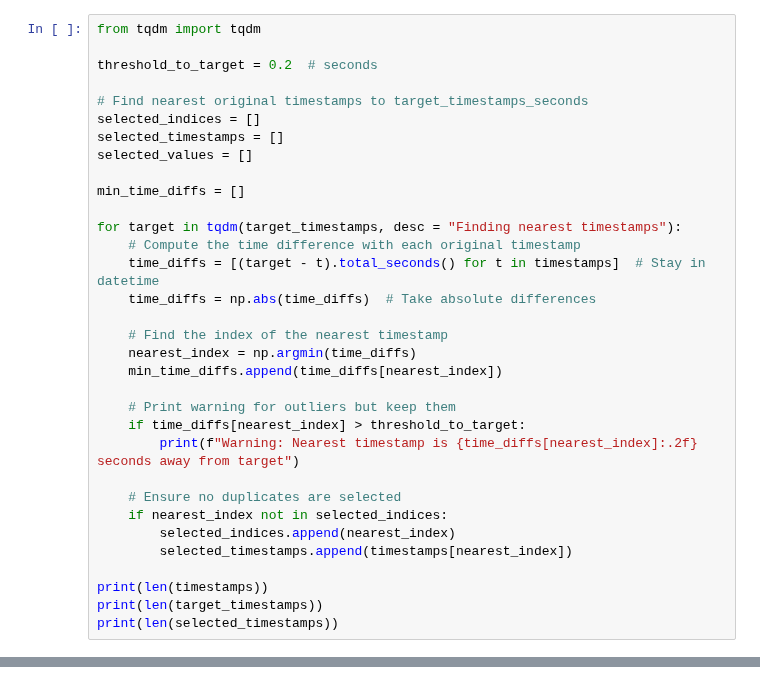
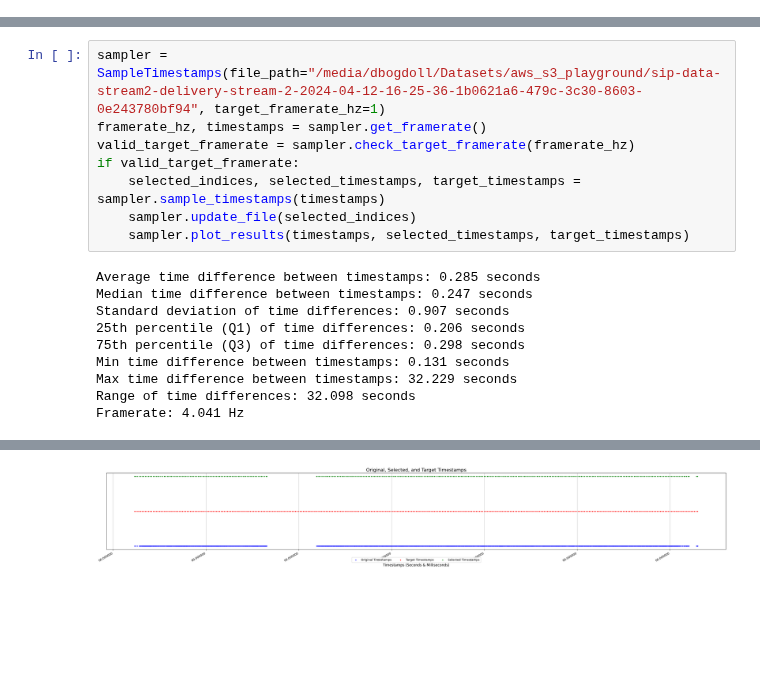
Before and after one commit to mcity/mcity_data_engine, a Jupyter notebook: scripts/aws_stream_filter_framerate.ipynb, the cells around one changed output, grey strips where cells are left out. Saved outputs shown, nothing was run; the diff lists cells and outputs as text; blank space fills up the shorter version.

Commit message:
Filtering data based on target_samplerate

```diff
--- a/scripts/aws_stream_filter_framerate.ipynb
+++ b/scripts/aws_stream_filter_framerate.ipynb
@@ -139,33 +180,0 @@ while current_time <= end_time:
-# %%
-from tqdm import tqdm
-
-threshold_to_target = 0.2  # seconds
-
-# Find nearest original timestamps to target_timestamps_seconds
-selected_indices = []
-selected_timestamps = []
-selected_values = []
-
-min_time_diffs = []
-
-for target in tqdm(target_timestamps, desc = "Finding nearest timestamps"):
-    # Compute the time difference with each original timestamp
-    time_diffs = [(target - t).total_seconds() for t in timestamps]  # Stay in datetime
-    time_diffs = np.abs(time_diffs)  # Take absolute differences
-
-    # Find the index of the nearest timestamp
-    nearest_index = np.argmin(time_diffs)
-    min_time_diffs.append(time_diffs[nearest_index])
-
-    # Print warning for outliers but keep them
-    if time_diffs[nearest_index] > threshold_to_target:
-        print(f"Warning: Nearest timestamp is {time_diffs[nearest_index]:.2f} seconds away from target")
-
-    # Ensure no duplicates are selected
-    if nearest_index not in selected_indices:
-        selected_indices.append(nearest_index)
-        selected_timestamps.append(timestamps[nearest_index])
-
-print(len(timestamps))
-print(len(target_timestamps))
-print(len(selected_timestamps))
@@ -248,0 +181,18 @@ plt.show()
+# %%
+sampler = SampleTimestamps(file_path="/media/dbogdoll/Datasets/aws_s3_playground/sip-data-stream2-delivery-stream-2-2024-04-12-16-25-36-1b0621a6-479c-3c30-8603-0e243780bf94", target_framerate_hz=1)
+framerate_hz, timestamps = sampler.get_framerate()
+valid_target_framerate = sampler.check_target_framerate(framerate_hz)
+if valid_target_framerate:
+    selected_indices, selected_timestamps, target_timestamps = sampler.sample_timestamps(timestamps)
+    sampler.update_file(selected_indices)
+    sampler.plot_results(timestamps, selected_timestamps, target_timestamps)
+# %% [output]
+Average time difference between timestamps: 0.285 seconds
+Median time difference between timestamps: 0.247 seconds
+Standard deviation of time differences: 0.907 seconds
+25th percentile (Q1) of time differences: 0.206 seconds
+75th percentile (Q3) of time differences: 0.298 seconds
+Min time difference between timestamps: 0.131 seconds
+Max time difference between timestamps: 32.229 seconds
+Range of time differences: 32.098 seconds
+Framerate: 4.041 Hz
@@ -248,0 +216 @@ plt.show()
+[figure, added]
```
Also changed, not shown: parts of 10 cells of this notebook.
